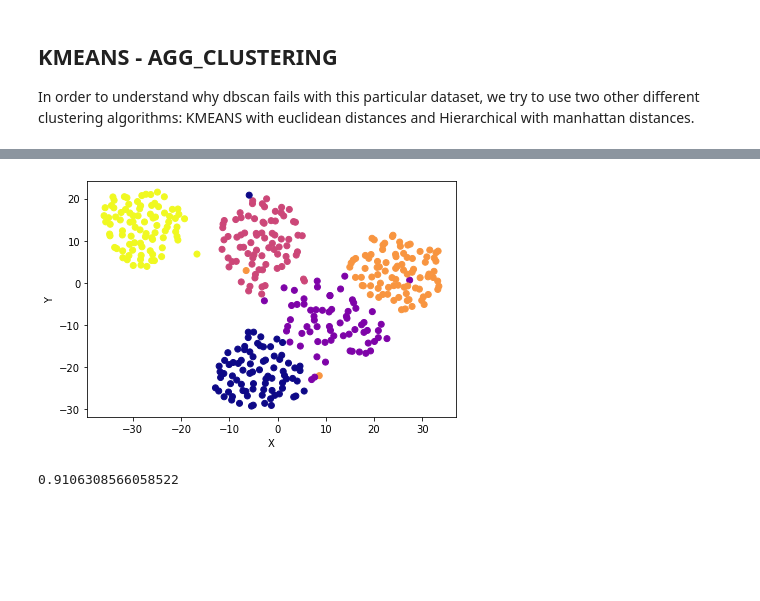
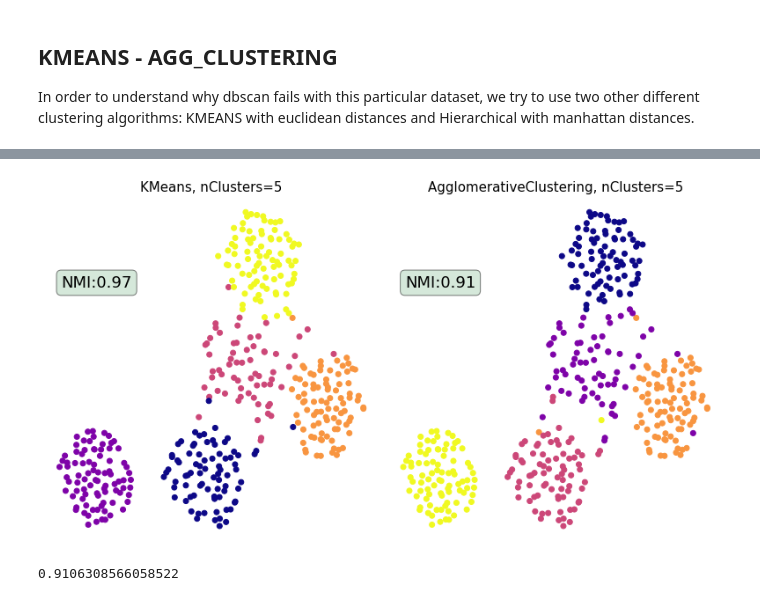
Before and after one commit to LorenzoBuriola/LoCP_moduleB, a Jupyter notebook: Week4/FPGheArt_exercise4.ipynb, the cells around one changed output, grey strips where cells are left out. Cells and saved outputs as stored; diff of their text form; code cells hidden in the pictures; blank space fills up the shorter version.

```diff
--- a/Week4/FPGheArt_exercise4.ipynb
+++ b/Week4/FPGheArt_exercise4.ipynb
@@ -280,7 +282,0 @@ plt.show()
-# %%
-fig, ax = plt.subplots()
-model = DBSCAN(eps=22000, min_samples=3)
-model.fit(data)
-y = model.labels_
-plotting_ax(data_embedded_list[1],y,ax)
-plt.show()
@@ -370,10 +416,11 @@ x_embedded_list = []
 perplexities = [10,25,50,100]
 
 for i in perplexities:
-    x_embedded_list.append(TSNE(n_components=2, perplexity = i, init = 'random', random_state =12345, metric = "manhattan").fit_transform(x))
+    x_embedded_list.append(TSNE(n_components=2, perplexity = i, init = 'random', random_state =12345, metric = "manhattan", square_distances=True).fit_transform(x))
 # %%
-fig,ax = plt.subplots(1,4,figsize = (16,5))
+fig,ax = plt.subplots(2,2,figsize = (8,8))
 
+ax = ax.flatten()
 for i in range(4):
 
     ax[i].scatter(x_embedded_list[i][:,0], x_embedded_list[i][:,1], c =  y_data)
@@ -381,12 +428,13 @@ for i in range(4):
 
     legend1 = ax[i].legend(*scatter.legend_elements(),
                     loc="best")
+    ax[i].axis("off")
     ax[i].add_artist(legend1)
     ax[i].set_xlabel('X')
     ax[i].set_title(f"Perplexity = {perplexities[i]}")
 
 ax[0].set_ylabel('Y')
-plt.tight_layout()
+plt.tight_layout(h_pad = 2)
 plt.savefig("36DIM_TSNE.pdf")
 plt.show()
 # %% [output]
@@ -508,7 +556,7 @@ fig, ax = plt.subplots(1,len(min_sample_range),figsize=(13,5), sharex = True, sh
 y_pred = []
 
 for j, min_samples in enumerate(min_sample_range):
-    model = OPTICS(min_samples=min_samples, cluster_method='dbscan', max_eps = 10, metric = 'manhattan')
+    model = OPTICS(min_samples=min_samples, cluster_method='dbscan', max_eps = 10)
     model.fit(x)
     y = model.labels_
     y_pred.append(y)
@@ -689,16 +743,26 @@ NMI(y_data,y_k)
 # %%
 model_agg = AgglomerativeClustering(n_clusters = 5, affinity = "manhattan", linkage = 'complete')
 
 y_agg = model_agg.fit(x).labels_
-fig, ax = plt.subplots(1,1)
-ax.scatter(x_embedded_list[1][:,0], x_embedded_list[1][:,1], c = y_agg, cmap = 'plasma')
-ax.set_xlabel("X")
-ax.set_ylabel("Y")
+fig, ax = plt.subplots(1,2, figsize = (11,6))
+ax[0].scatter(x_embedded_list[1][:,0], x_embedded_list[1][:,1], c = y_k, cmap = 'plasma')
+ax[1].scatter(x_embedded_list[1][:,0], x_embedded_list[1][:,1], c = y_agg, cmap = 'plasma')
+ax[0].set_xlabel("X")
+ax[1].set_ylabel("Y")
+ax[0].set_title("KMeans, nClusters=5", fontsize = 15)
+ax[1].set_title("AgglomerativeClustering, nClusters=5", fontsize = 15)
+ax[0].axis("off")
+ax[1].axis("off")
+props = dict(boxstyle='round', facecolor='#ABD1B5', alpha=0.5)
+ax[0].text(-30, 20, "NMI:{:.2}".format(NMI(y_data,y_k)),  fontsize=18,
+        verticalalignment='top', bbox=props)
+ax[1].text(-30, 20, "NMI:{:.2}".format(NMI(y_data,y_agg)),    fontsize=18,
+        verticalalignment='top', bbox=props)
 plt.tight_layout(h_pad=0)
-plt.savefig("36DIM_AGG.pdf")
+plt.savefig("kMeans-AggCl.pdf")
 plt.show()
 # %% [output]
-[figure, old version]
+[figure, new version]
 # %%
 NMI(y_data,y_agg)
 # %% [output]
```
Also changed, not shown: parts of 28 cells of this notebook.
